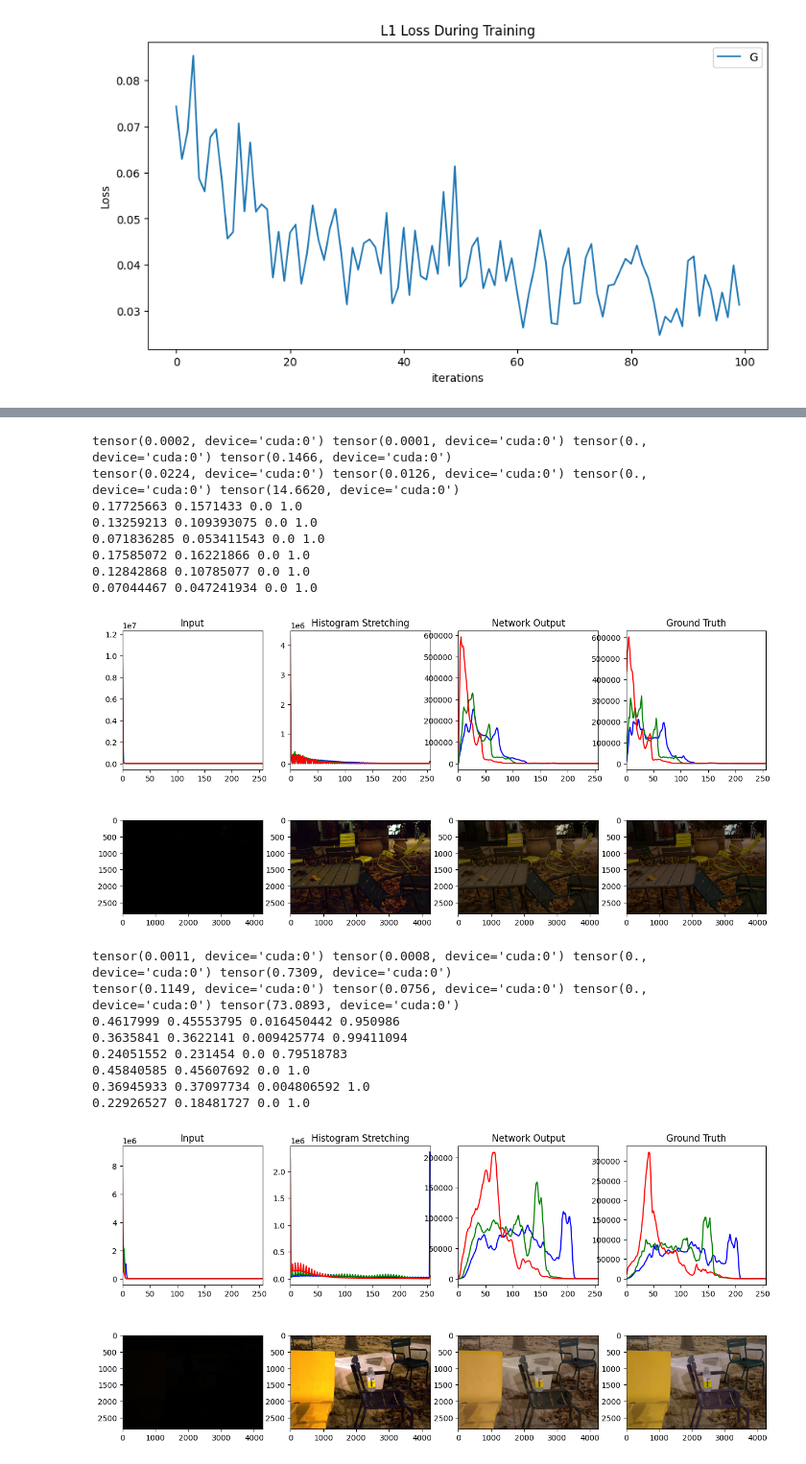
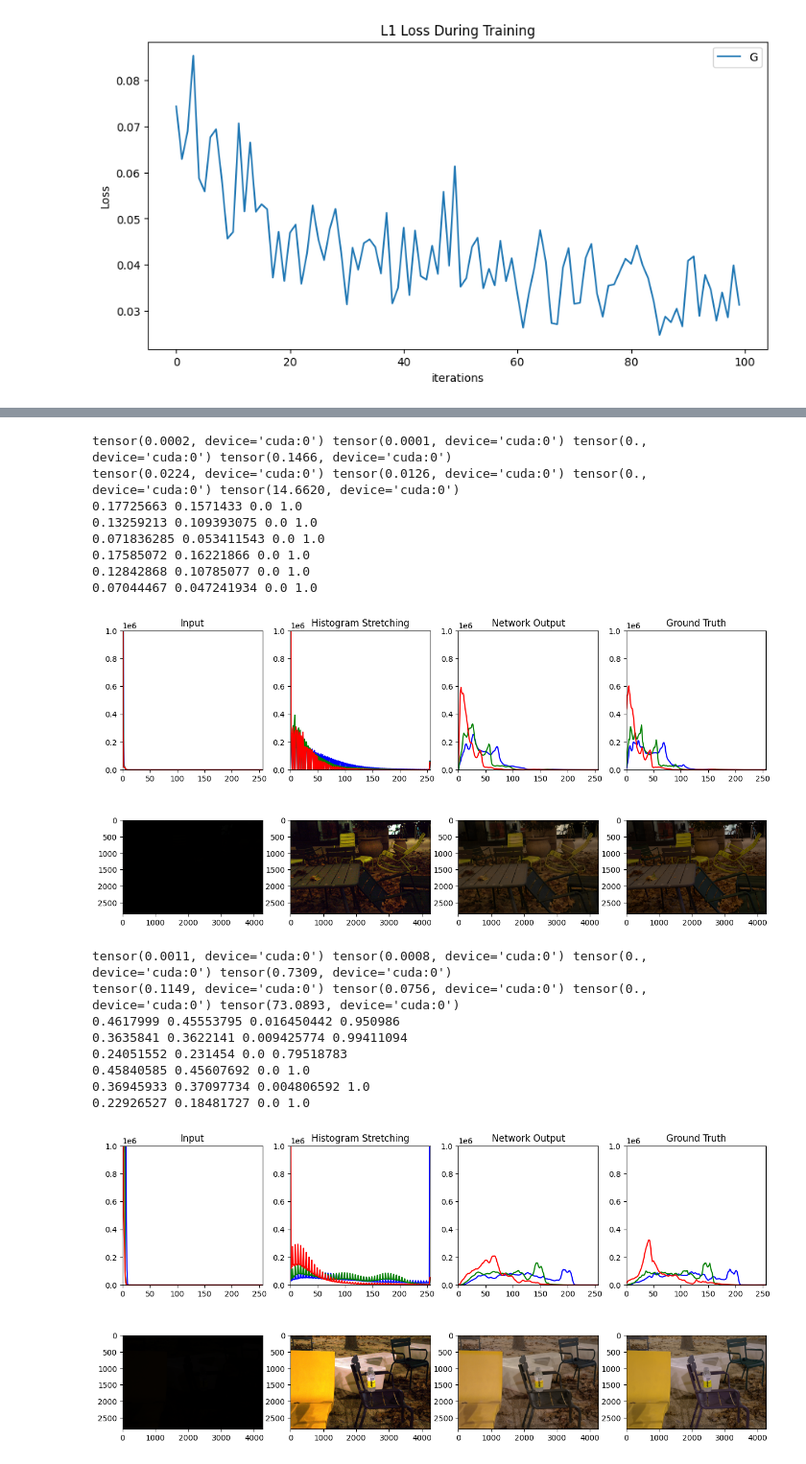
Before and after one commit to mdlopezme/ece285_project_deep, a Jupyter notebook: experiment_baseline_1/baseline.ipynb, the cells around one changed output, grey strips where cells are left out. Shown at 96% size. Drawn from its saved outputs; the diff is of its cells as text; code cells hidden in the pictures.

```diff
--- a/experiment_baseline_1/baseline.ipynb
+++ b/experiment_baseline_1/baseline.ipynb
@@ -332,6 +332,7 @@ with torch.no_grad():
         plt.figure(figsize=(15,15))
         ax = plt.subplot(4,4,1)
         ax.set_title("Input")
+        ax.set_ylim([0, 1e6])
         for i,col in enumerate(color):
             histr = cv2.calcHist([raw_input],[i],None,[256],[0,256])
             plt.plot(histr,color = col)
@@ -341,6 +342,7 @@ with torch.no_grad():
 
         ax = plt.subplot(4,4,2)
         ax.set_title("Histogram Stretching")
+        ax.set_ylim([0, 1e6])
         for i,col in enumerate(color):
             histr = cv2.calcHist([scale_full],[i],None,[256],[0,256])
             plt.plot(histr,color = col)
@@ -350,6 +352,7 @@ with torch.no_grad():
 
         ax = plt.subplot(4,4,3)
         ax.set_title("Network Output")
+        ax.set_ylim([0, 1e6])
         for i,col in enumerate(color):
             histr = cv2.calcHist([output],[i],None,[256],[0,256])
             plt.plot(histr,color = col)
@@ -359,6 +362,7 @@ with torch.no_grad():
 
         ax = plt.subplot(4,4,4)
         ax.set_title("Ground Truth")
+        ax.set_ylim([0, 1e6])
         for i,col in enumerate(color):
             histr = cv2.calcHist([gt_full],[i],None,[256],[0,256])
             plt.plot(histr,color = col)
@@ -415,18 +419,18 @@ tensor(0.0234, device='cuda:0') tensor(0.0158, device='cuda:0') tensor(0., devic
 tensor(0.0002, device='cuda:0') tensor(0.0001, device='cuda:0') tensor(0., device='cuda:0') tensor(0.1466, device='cuda:0')
 tensor(0.0224, device='cuda:0') tensor(0.0126, device='cuda:0') tensor(0., device='cuda:0') tensor(14.6620, device='cuda:0')
 0.17725663 0.1571433 0.0 1.0
 0.13259213 0.109393075 0.0 1.0
 0.071836285 0.053411543 0.0 1.0
 0.17585072 0.16221866 0.0 1.0
 0.12842868 0.10785077 0.0 1.0
 0.07044467 0.047241934 0.0 1.0
-[figure, old version]
+[figure, new version]
 tensor(0.0011, device='cuda:0') tensor(0.0008, device='cuda:0') tensor(0., device='cuda:0') tensor(0.7309, device='cuda:0')
 tensor(0.1149, device='cuda:0') tensor(0.0756, device='cuda:0') tensor(0., device='cuda:0') tensor(73.0893, device='cuda:0')
 0.4617999 0.45553795 0.016450442 0.950986
 0.3635841 0.3622141 0.009425774 0.99411094
 0.24051552 0.231454 0.0 0.79518783
 0.45840585 0.45607692 0.0 1.0
 0.36945933 0.37097734 0.004806592 1.0
 0.22926527 0.18481727 0.0 1.0
-[figure, old version]
+[figure, new version]
```
Also changed, not shown: parts of 7 cells of this notebook, 1 other file.
